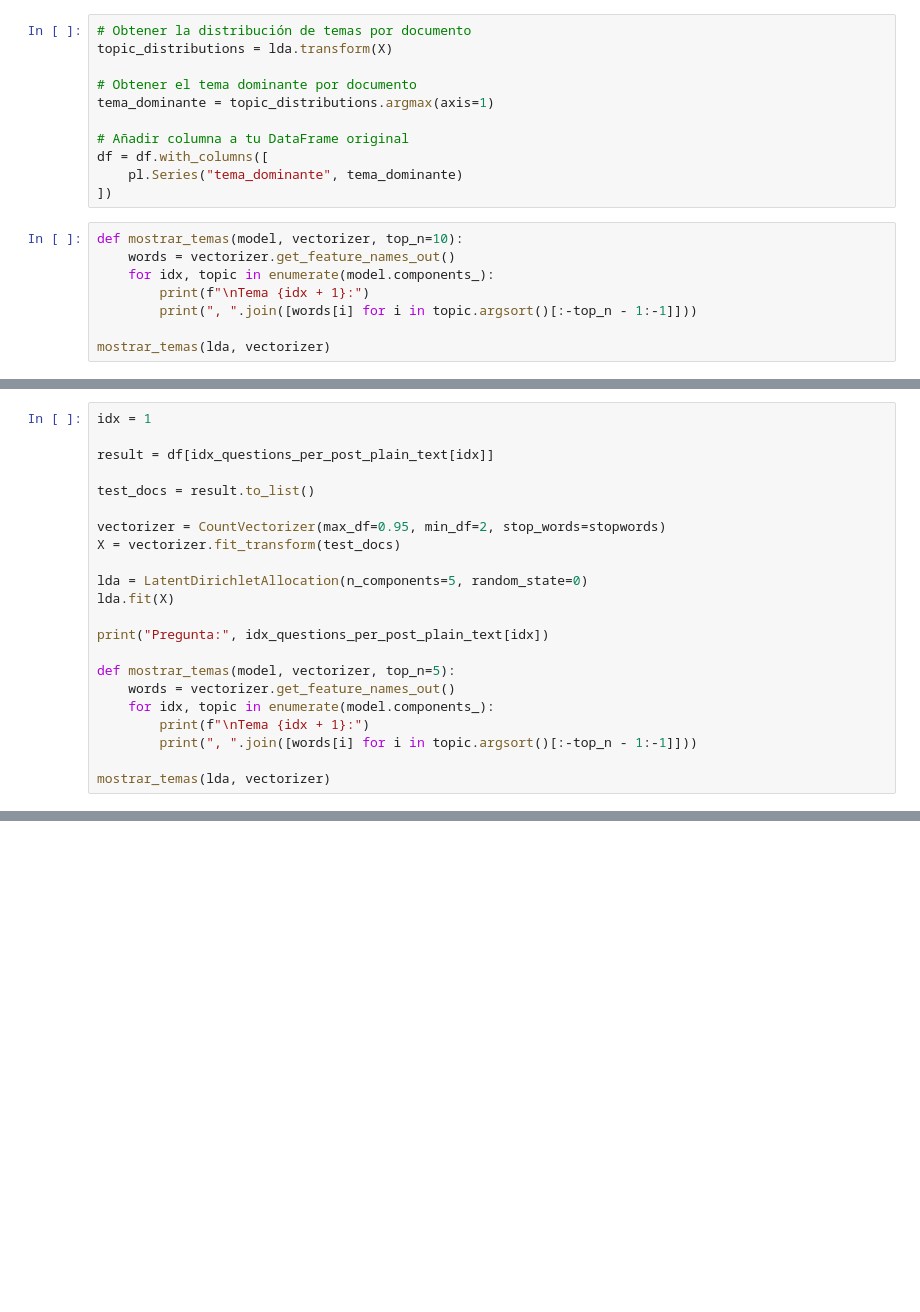
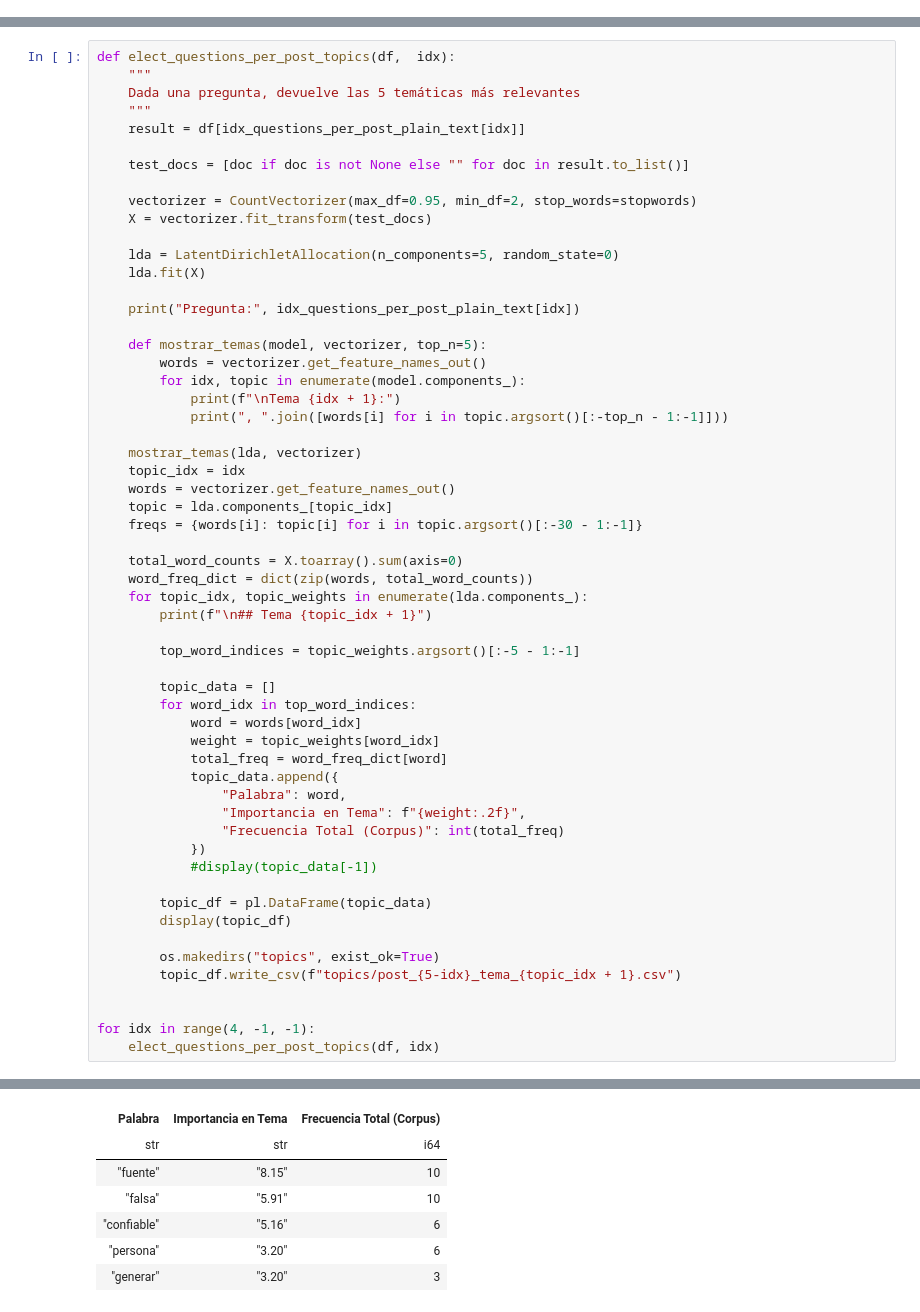
Before and after one commit to PauloDibuja/FakeNews-TextMining, a Jupyter notebook: jupyter-results.ipynb, the cells around one changed output, grey strips where cells are left out. Saved outputs shown, nothing was run; the diff lists cells and outputs as text; blank space fills up the shorter version.

```diff
--- a/jupyter-results.ipynb
+++ b/jupyter-results.ipynb
@@ -55,19 +41,0 @@ LatentDirichletAllocation(n_components=5, random_state=0)
-# %%
-# Obtener la distribución de temas por documento
-topic_distributions = lda.transform(X)
-
-# Obtener el tema dominante por documento
-tema_dominante = topic_distributions.argmax(axis=1)
-
-# Añadir columna a tu DataFrame original
-df = df.with_columns([
-    pl.Series("tema_dominante", tema_dominante)
-])
-# %%
-def mostrar_temas(model, vectorizer, top_n=10):
-    words = vectorizer.get_feature_names_out()
-    for idx, topic in enumerate(model.components_):
-        print(f"\nTema {idx + 1}:")
-        print(", ".join([words[i] for i in topic.argsort()[:-top_n - 1:-1]]))
-
-mostrar_temas(lda, vectorizer)
@@ -105,23 +268,58 @@ print(stopwords)
 # %%
-idx = 1
+def elect_questions_per_post_topics(df,  idx):
+    """
+    Dada una pregunta, devuelve las 5 temáticas más relevantes
+    """
+    result = df[idx_questions_per_post_plain_text[idx]]
 
-result = df[idx_questions_per_post_plain_text[idx]]
+    test_docs = [doc if doc is not None else "" for doc in result.to_list()]
 
-test_docs = result.to_list()
+    vectorizer = CountVectorizer(max_df=0.95, min_df=2, stop_words=stopwords)
+    X = vectorizer.fit_transform(test_docs)
 
-vectorizer = CountVectorizer(max_df=0.95, min_df=2, stop_words=stopwords)
-X = vectorizer.fit_transform(test_docs)
+    lda = LatentDirichletAllocation(n_components=5, random_state=0)
+    lda.fit(X)
 
-lda = LatentDirichletAllocation(n_components=5, random_state=0)
-lda.fit(X)
+    print("Pregunta:", idx_questions_per_post_plain_text[idx])
 
-print("Pregunta:", idx_questions_per_post_plain_text[idx])
+    def mostrar_temas(model, vectorizer, top_n=5):
+        words = vectorizer.get_feature_names_out()
+        for idx, topic in enumerate(model.components_):
+            print(f"\nTema {idx + 1}:")
+            print(", ".join([words[i] for i in topic.argsort()[:-top_n - 1:-1]]))
 
-def mostrar_temas(model, vectorizer, top_n=5):
+    mostrar_temas(lda, vectorizer)
+    topic_idx = idx
     words = vectorizer.get_feature_names_out()
-    for idx, topic in enumerate(model.components_):
-        print(f"\nTema {idx + 1}:")
-        print(", ".join([words[i] for i in topic.argsort()[:-top_n - 1:-1]]))
+    topic = lda.components_[topic_idx]
+    freqs = {words[i]: topic[i] for i in topic.argsort()[:-30 - 1:-1]}
 
-mostrar_temas(lda, vectorizer)
+    total_word_counts = X.toarray().sum(axis=0)
+    word_freq_dict = dict(zip(words, total_word_counts))
+    for topic_idx, topic_weights in enumerate(lda.components_):
+        print(f"\n## Tema {topic_idx + 1}")
+
+        top_word_indices = topic_weights.argsort()[:-5 - 1:-1]
+
+        topic_data = []
+        for word_idx in top_word_indices:
+            word = words[word_idx]
+            weight = topic_weights[word_idx]
+            total_freq = word_freq_dict[word]
+            topic_data.append({
+                "Palabra": word,
+                "Importancia en Tema": f"{weight:.2f}",
+                "Frecuencia Total (Corpus)": int(total_freq)
+            })
+            #display(topic_data[-1])
+
+        topic_df = pl.DataFrame(topic_data)
+        display(topic_df)
+
+        os.makedirs("topics", exist_ok=True)
+        topic_df.write_csv(f"topics/post_{5-idx}_tema_{topic_idx + 1}.csv")
+
+
+for idx in range(4, -1, -1):
+    elect_questions_per_post_topics(df, idx)
 # %% [output]
@@ -143,0 +345,7 @@ falsa, fuente, redacción, autor, pensé
+| Palabra | Importancia en Tema | Frecuencia Total (Corpus) |
+| str | str | i64 |
+| "fuente" | "8.15" | 10 |
+| "falsa" | "5.91" | 10 |
+| "confiable" | "5.16" | 6 |
+| "persona" | "3.20" | 6 |
+| "generar" | "3.20" | 3 |
```
Also changed, not shown: parts of 31 cells of this notebook, 6 other files.
